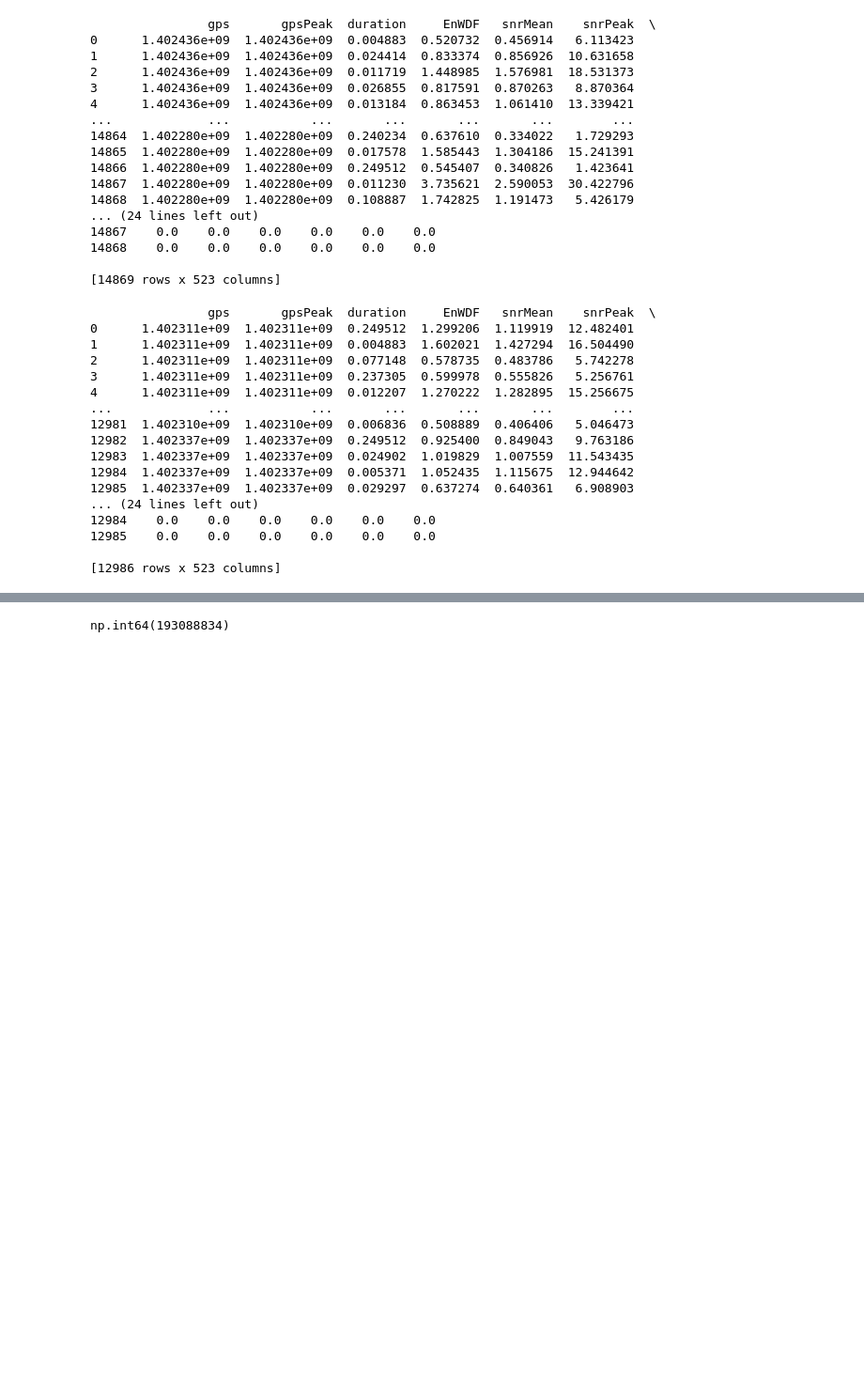
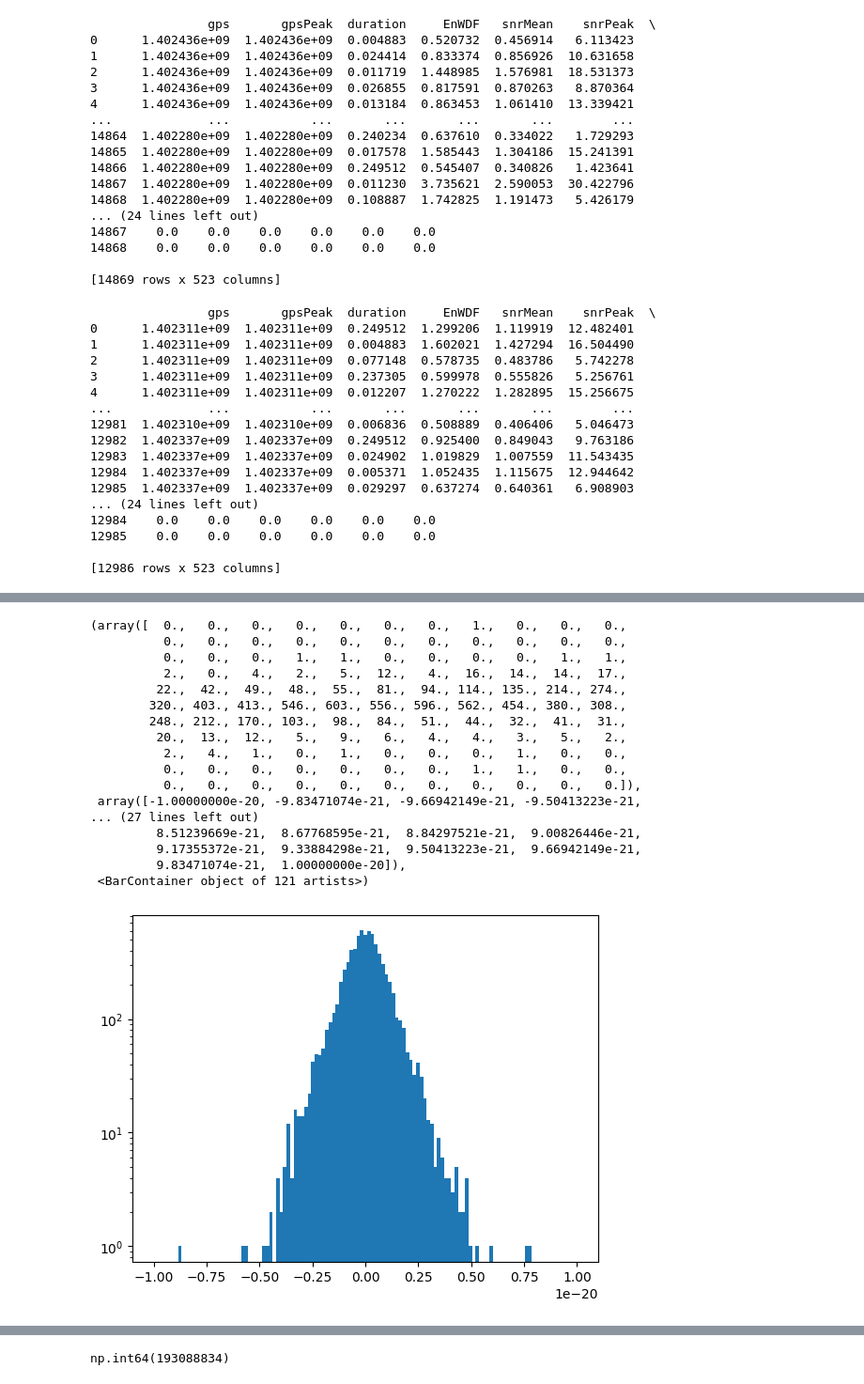
Before and after one commit to ghinanto/gnn_gw, a Jupyter notebook: gnn_gw.ipynb, the cells around one changed output, grey strips where cells are left out. Shown at 94% size. Cells and saved outputs as stored; diff of their text form; code cells hidden in the pictures; blank space fills up the shorter version.

```diff
--- a/gnn_gw.ipynb
+++ b/gnn_gw.ipynb
@@ -119,0 +141,21 @@ coords_matrix
+# %%
+plt.hist([wc for wc in df_H[1] if wc!=0], bins=int(np.sqrt(len(df_H[0]))), log=True, range=(-1e-20, 1e-20))
+# %% [output]
+(array([  0.,   0.,   0.,   0.,   0.,   0.,   0.,   1.,   0.,   0.,   0.,
+          0.,   0.,   0.,   0.,   0.,   0.,   0.,   0.,   0.,   0.,   0.,
+          0.,   0.,   0.,   1.,   1.,   0.,   0.,   0.,   0.,   1.,   1.,
+          2.,   0.,   4.,   2.,   5.,  12.,   4.,  16.,  14.,  14.,  17.,
+         22.,  42.,  49.,  48.,  55.,  81.,  94., 114., 135., 214., 274.,
+        320., 403., 413., 546., 603., 556., 596., 562., 454., 380., 308.,
+        248., 212., 170., 103.,  98.,  84.,  51.,  44.,  32.,  41.,  31.,
+         20.,  13.,  12.,   5.,   9.,   6.,   4.,   4.,   3.,   5.,   2.,
+          2.,   4.,   1.,   0.,   1.,   0.,   0.,   0.,   1.,   0.,   0.,
+          0.,   0.,   0.,   0.,   0.,   0.,   0.,   1.,   1.,   0.,   0.,
+          0.,   0.,   0.,   0.,   0.,   0.,   0.,   0.,   0.,   0.,   0.]),
+ array([-1.00000000e-20, -9.83471074e-21, -9.66942149e-21, -9.50413223e-21,
+... (27 lines left out)
+         8.51239669e-21,  8.67768595e-21,  8.84297521e-21,  9.00826446e-21,
+         9.17355372e-21,  9.33884298e-21,  9.50413223e-21,  9.66942149e-21,
+         9.83471074e-21,  1.00000000e-20]),
+ <BarContainer object of 121 artists>)
+[figure, added]
```
Also changed, not shown: parts of 120 cells of this notebook.
